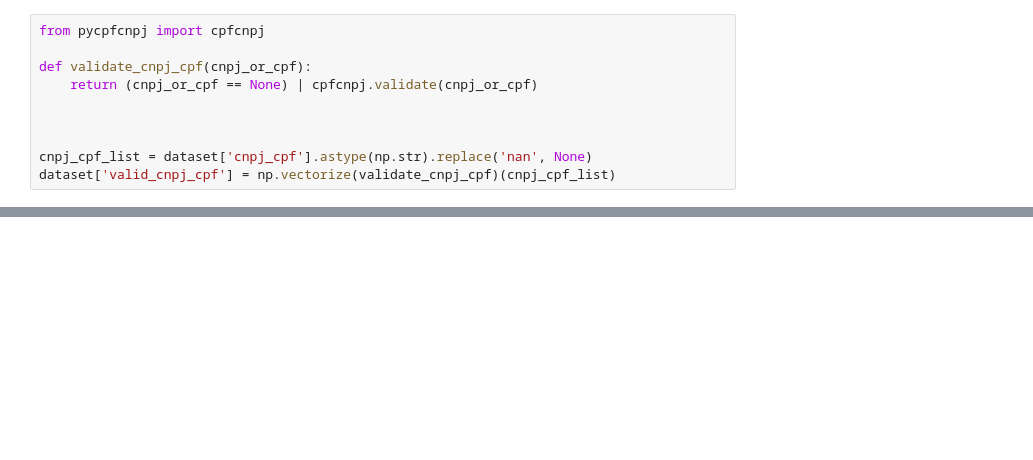
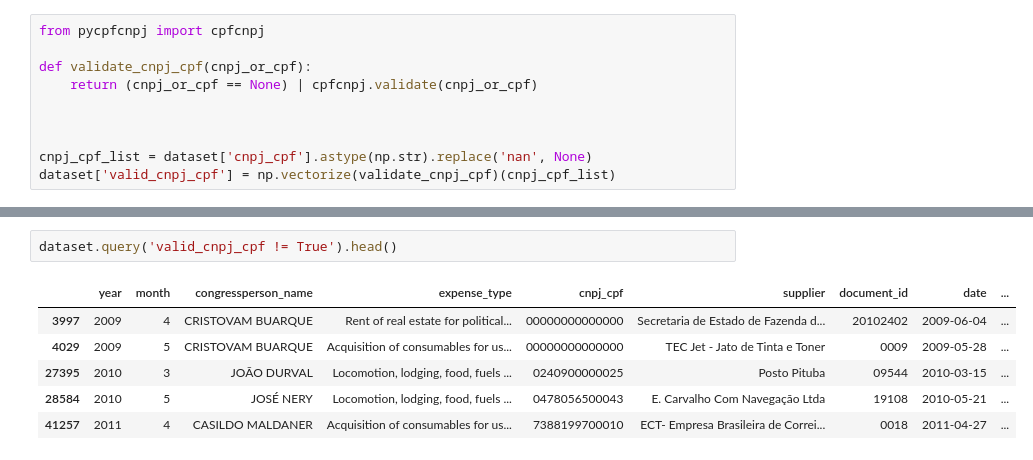
Before and after one commit to okfn-brasil/serenata-de-amor, a Jupyter notebook: develop/2017-05-18-jtemporal-federal-senate-invalid-cnpj-or-cpf.ipynb, the cells around one changed output, grey strips where cells are left out. Saved outputs shown, nothing was run; the diff lists cells and outputs as text; blank space fills up the shorter version.

```diff
--- a/develop/2017-05-18-jtemporal-federal-senate-invalid-cnpj-or-cpf.ipynb
+++ b/develop/2017-05-18-jtemporal-federal-senate-invalid-cnpj-or-cpf.ipynb
@@ -34,0 +43,9 @@ With 1,532,491 records in the dataset and just 10 with invalid CNPJ/CPF, we can
+# %%
+dataset.query('valid_cnpj_cpf != True').head()
+# %% [output]
+|  | year | month | congressperson_name | expense_type | cnpj_cpf | supplier | document_id | date | ... |
+| 3997 | 2009 | 4 | CRISTOVAM BUARQUE | Rent of real estate for political... | 00000000000000 | Secretaria de Estado de Fazenda d... | 20102402 | 2009-06-04 | ... |
+| 4029 | 2009 | 5 | CRISTOVAM BUARQUE | Acquisition of consumables for us... | 00000000000000 | TEC Jet - Jato de Tinta e Toner | 0009 | 2009-05-28 | ... |
+| 27395 | 2010 | 3 | JOÃO DURVAL | Locomotion, lodging, food, fuels ... | 0240900000025 | Posto Pituba | 09544 | 2010-03-15 | ... |
+| 28584 | 2010 | 5 | JOSÉ NERY | Locomotion, lodging, food, fuels ... | 0478056500043 | E. Carvalho Com Navegação Ltda | 19108 | 2010-05-21 | ... |
+| 41257 | 2011 | 4 | CASILDO MALDANER | Acquisition of consumables for us... | 7388199700010 | ECT- Empresa Brasileira de Correi... | 0018 | 2011-04-27 | ... |
```
Also changed, not shown: parts of 7 cells of this notebook, 2 other files.
